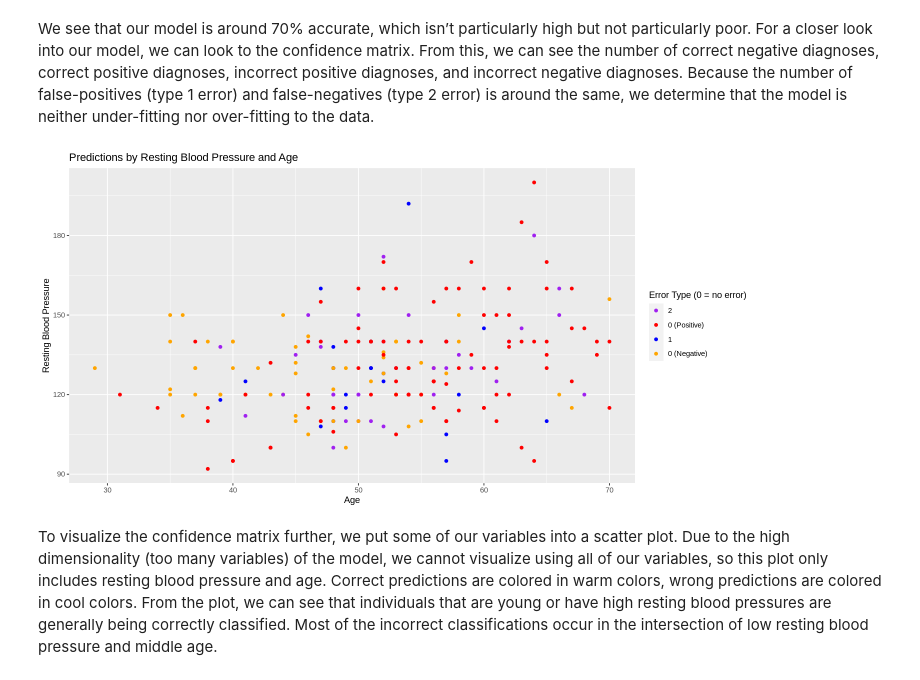
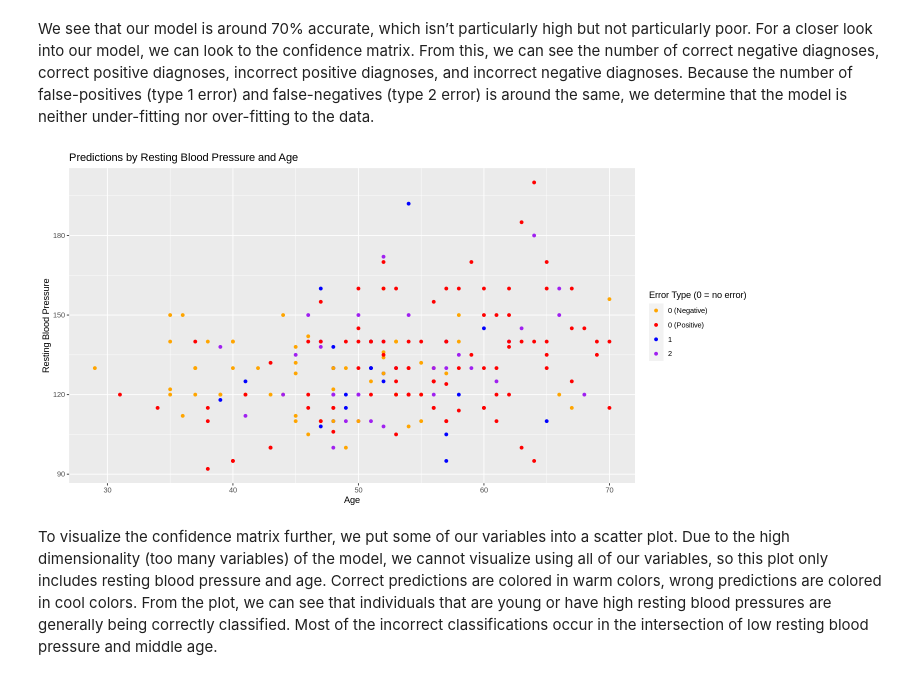
Before and after one commit to xonew/DSCI-100-002-Group-26, a Jupyter notebook: project_submission.ipynb, the cells around one changed output. Saved outputs shown, nothing was run; the diff lists cells and outputs as text; code cells hidden in the pictures.

Commit message:
legend order was wack

```diff
--- a/project_submission.ipynb
+++ b/project_submission.ipynb
@@ -237,13 +237,13 @@ We see that our model is around 70% accurate, which isn’t particularly high bu
 # %%
 #plot of predictions by error type
 errors <- predictions |>
-    mutate(error = as_factor(ifelse(num == .pred_class & num == 0, "0 (Negative)", ifelse(num == .pred_class & num == 1, "0 (Positive)", ifelse(num == 1, 1, 2)))))
+    mutate(error = ifelse(num == .pred_class & num == 0, "0 (Negative)", ifelse(num == .pred_class & num == 1, "0 (Positive)", ifelse(num == 1, 1, 2))))
  ggplot(errors, aes(x = age, y = trestbps, color = error)) +
   geom_point() +
     scale_color_manual(values = c("0 (Positive)" = "red", "0 (Negative)" = "orange", "1" = "blue", "2" = "purple")) +
   labs(x = "Age", y = "Resting Blood Pressure", color = "Error Type (0 = no error)", title = "Predictions by Resting Blood Pressure and Age")
 # %% [output]
-[figure, old version]
+[figure, new version]
 # %% [markdown]
 To visualize the confidence matrix further, we put some of our variables into a scatter plot. Due to the high dimensionality (too many variables) of the model, we cannot visualize using all of our variables, so this plot only includes resting blood pressure and age. Correct predictions are colored in warm colors, wrong predictions are colored in cool colors. From the plot, we can see that individuals that are young or have high resting blood pressures are generally being correctly classified. Most of the incorrect classifications occur in the intersection of low resting blood pressure and middle age.
 # %% [markdown]
```
